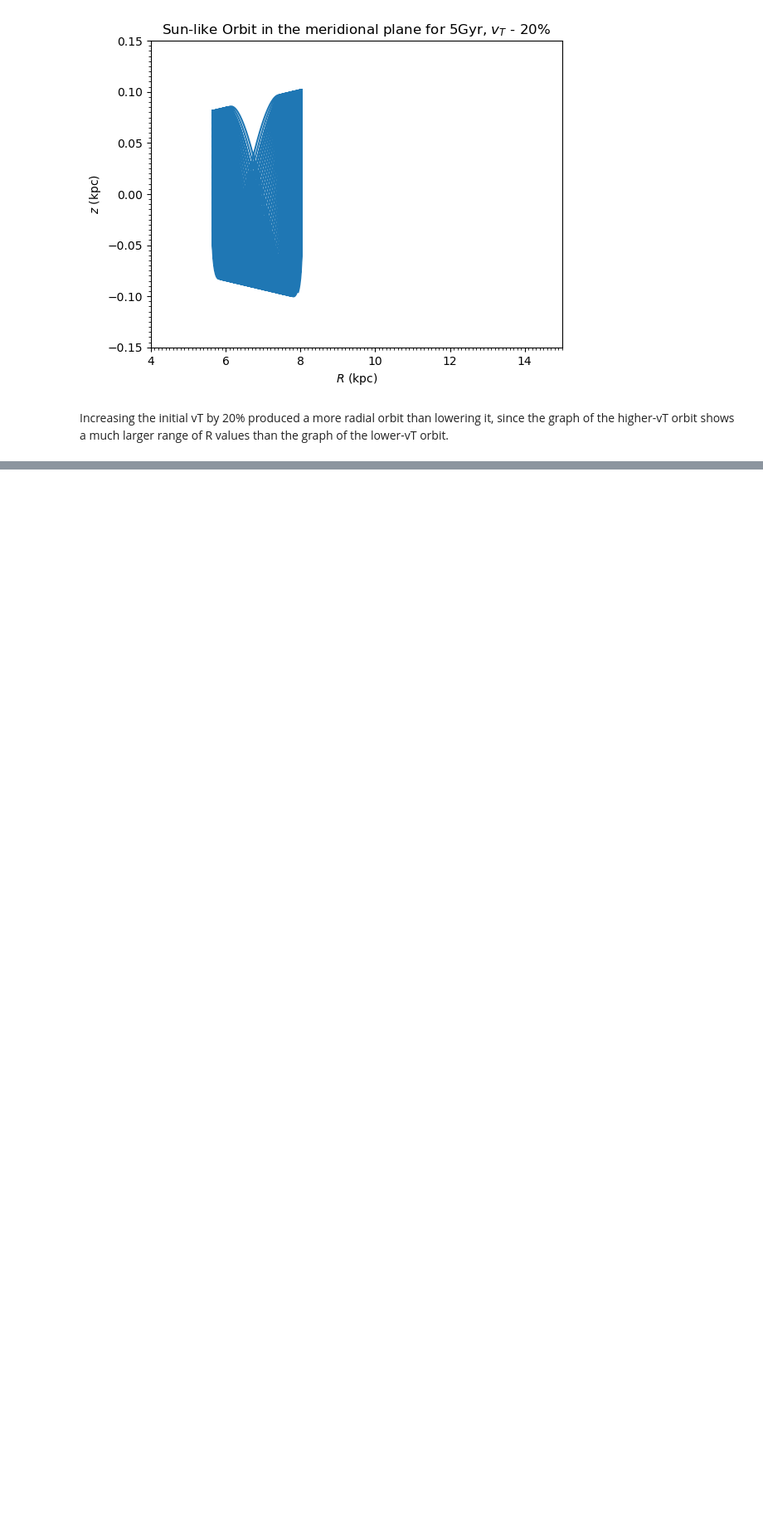
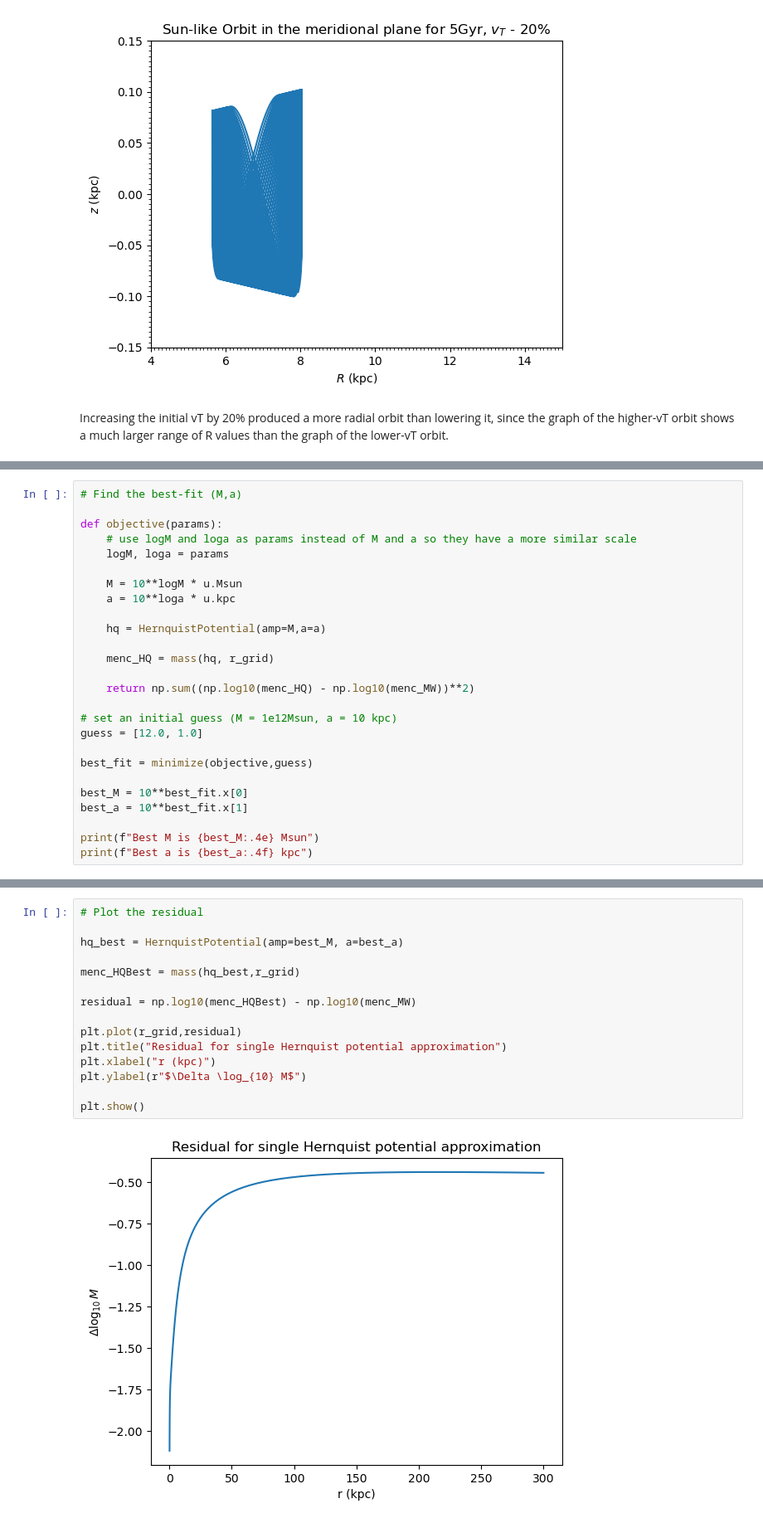
Before and after one commit to mylana-vn/onboarding-exercises, a Jupyter notebook: onboarding_exercises.ipynb, the cells around one changed output, grey strips where cells are left out. Shown at 83% size. Cells and saved outputs as stored; diff of their text form; blank space fills up the shorter version.

```diff
--- a/onboarding_exercises.ipynb
+++ b/onboarding_exercises.ipynb
@@ -303,0 +323,26 @@ Increasing the initial vT by 20% produced a more radial orbit than lowering it,
+# %%
+# Find the best-fit (M,a)
+
+def objective(params):
+    # use logM and loga as params instead of M and a so they have a more similar scale
+    logM, loga = params
+
+    M = 10**logM * u.Msun
+    a = 10**loga * u.kpc
+
+    hq = HernquistPotential(amp=M,a=a)
+
+    menc_HQ = mass(hq, r_grid)
+
+    return np.sum((np.log10(menc_HQ) - np.log10(menc_MW))**2)
+
+# set an initial guess (M = 1e12Msun, a = 10 kpc)
+guess = [12.0, 1.0]
+
+best_fit = minimize(objective,guess)
+
+best_M = 10**best_fit.x[0]
+best_a = 10**best_fit.x[1]
+
+print(f"Best M is {best_M:.4e} Msun")
+print(f"Best a is {best_a:.4f} kpc")
@@ -303,0 +352,17 @@ Increasing the initial vT by 20% produced a more radial orbit than lowering it,
+# %%
+# Plot the residual
+
+hq_best = HernquistPotential(amp=best_M, a=best_a)
+
+menc_HQBest = mass(hq_best,r_grid)
+
+residual = np.log10(menc_HQBest) - np.log10(menc_MW)
+
+plt.plot(r_grid,residual)
+plt.title("Residual for single Hernquist potential approximation")
+plt.xlabel("r (kpc)")
+plt.ylabel(r"$\Delta \log_{10} M$")
+
+plt.show()
+# %% [output]
+[figure, added]
```
Also changed, not shown: parts of 12 cells of this notebook.
